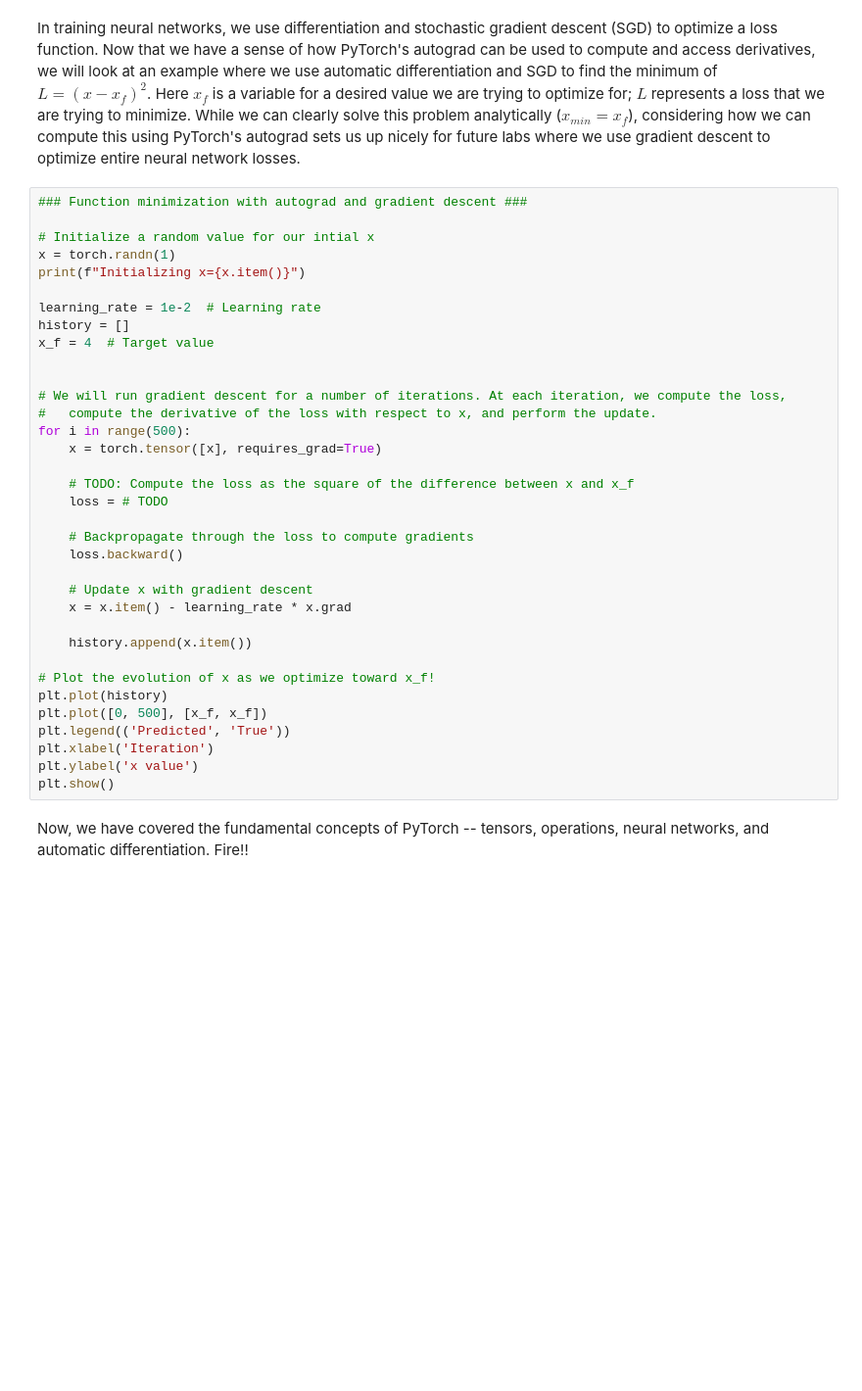
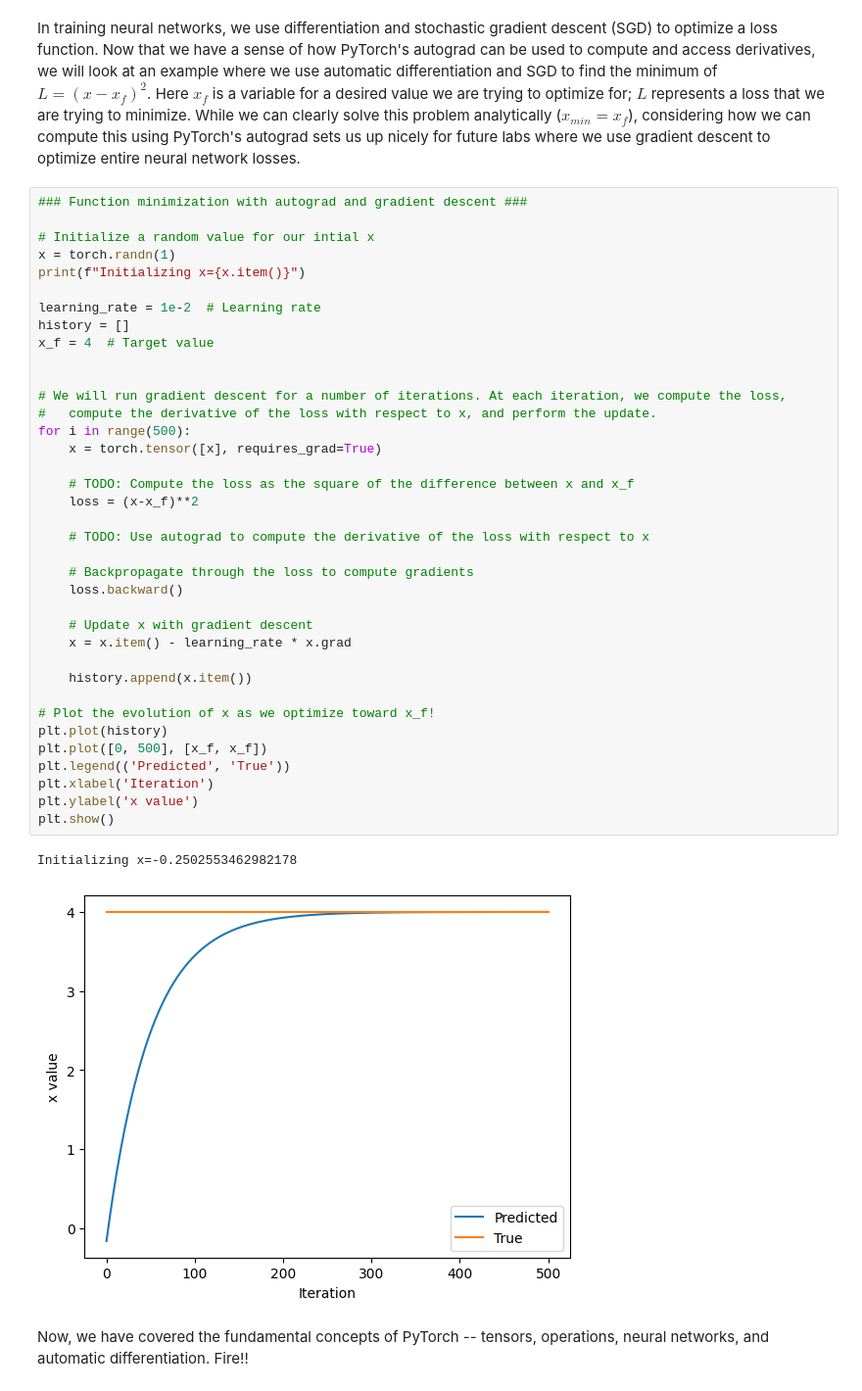
Before and after one commit to skkaul/introtodeeplearning, a Jupyter notebook: lab1/PT_Part1_Intro.ipynb, the cells around one changed output. Shown at 98% size. Cells and saved outputs as stored; diff of their text form; blank space fills up the shorter version.

```diff
--- a/lab1/PT_Part1_Intro.ipynb
+++ b/lab1/PT_Part1_Intro.ipynb
@@ -342,33 +344,38 @@ In training neural networks, we use differentiation and stochastic gradient desc
 x = torch.randn(1)
 print(f"Initializing x={x.item()}")
 
 learning_rate = 1e-2  # Learning rate
 history = []
 x_f = 4  # Target value
 
 
 # We will run gradient descent for a number of iterations. At each iteration, we compute the loss,
 #   compute the derivative of the loss with respect to x, and perform the update.
 for i in range(500):
     x = torch.tensor([x], requires_grad=True)
 
     # TODO: Compute the loss as the square of the difference between x and x_f
-    loss = # TODO
+    loss = (x-x_f)**2
+
+    # TODO: Use autograd to compute the derivative of the loss with respect to x
 
     # Backpropagate through the loss to compute gradients
     loss.backward()
 
     # Update x with gradient descent
     x = x.item() - learning_rate * x.grad
 
     history.append(x.item())
 
 # Plot the evolution of x as we optimize toward x_f!
 plt.plot(history)
 plt.plot([0, 500], [x_f, x_f])
 plt.legend(('Predicted', 'True'))
 plt.xlabel('Iteration')
 plt.ylabel('x value')
 plt.show()
+# %% [output]
+Initializing x=-0.2502553462982178
+[figure, added]
 # %% [markdown]
 Now, we have covered the fundamental concepts of PyTorch -- tensors, operations, neural networks, and automatic differentiation. Fire!!
```
Also changed, not shown: parts of 5 cells of this notebook.
